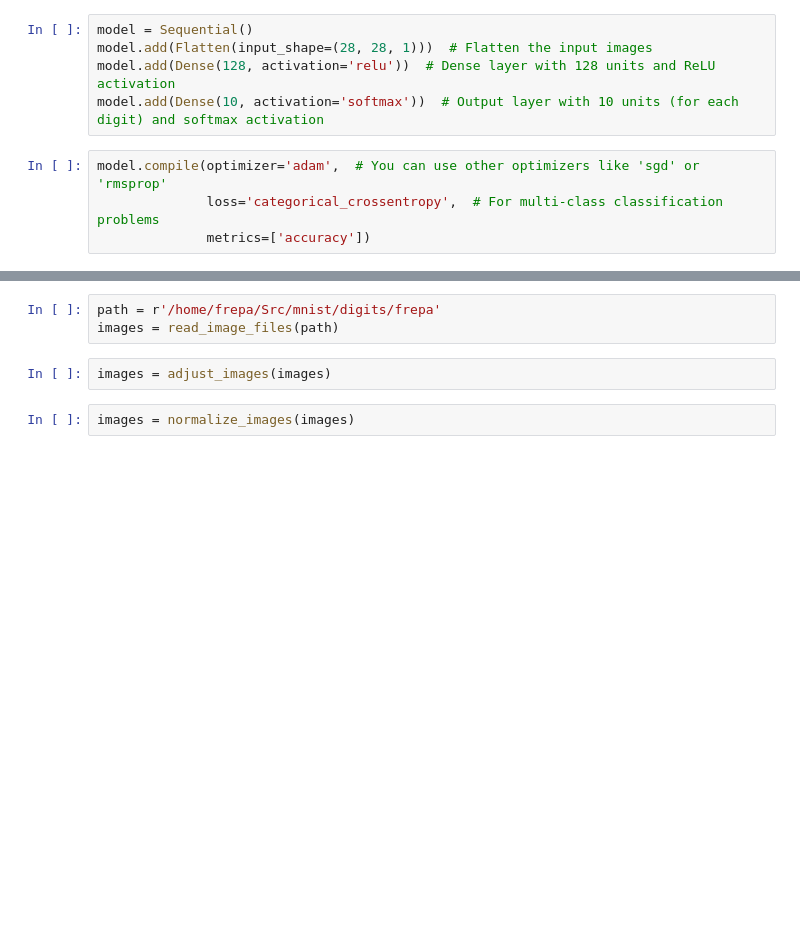
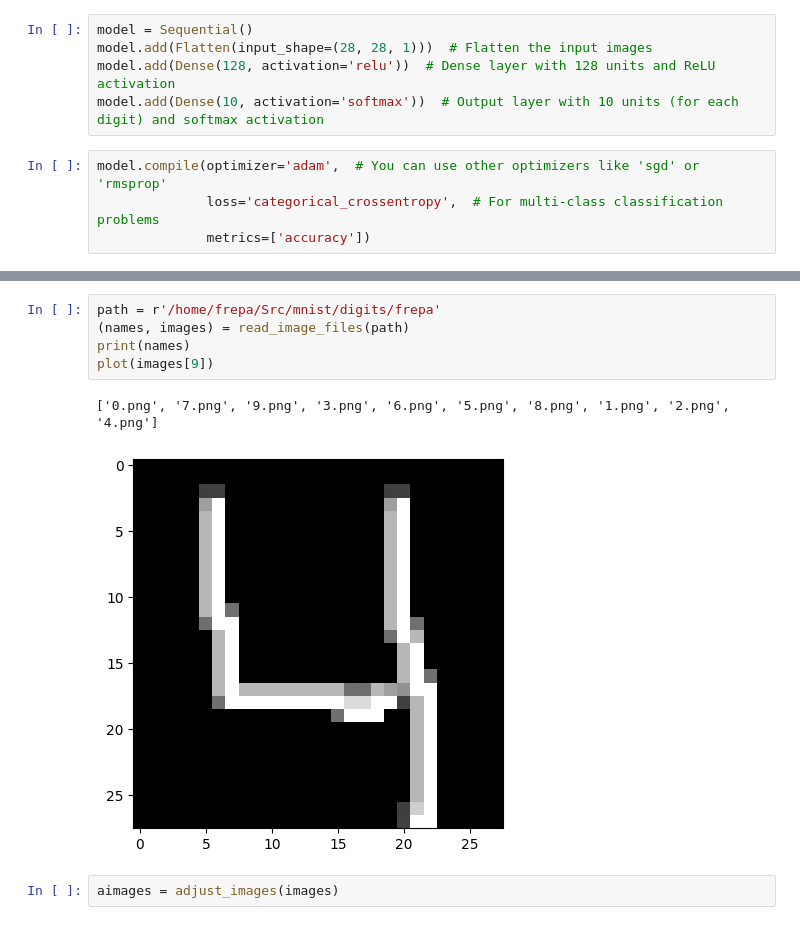
Before and after one commit to engelvinter/mnist, a Jupyter notebook: mnist_digits.ipynb, the cells around one changed output, grey strips where cells are left out. Saved outputs shown, nothing was run; the diff lists cells and outputs as text; blank space fills up the shorter version.

```diff
--- a/mnist_digits.ipynb
+++ b/mnist_digits.ipynb
@@ -91,7 +92,10 @@ test_labels[7]
 # %%
 path = r'/home/frepa/Src/mnist/digits/frepa'
-images = read_image_files(path)
+(names, images) = read_image_files(path)
+print(names)
+plot(images[9])
+# %% [output]
+['0.png', '7.png', '9.png', '3.png', '6.png', '5.png', '8.png', '1.png', '2.png', '4.png']
+[figure, added]
 # %%
-images = adjust_images(images)
+aimages = adjust_images(images)
-# %%
-images = normalize_images(images)
```
Also changed, not shown: parts of 17 cells of this notebook, 4 other files.
